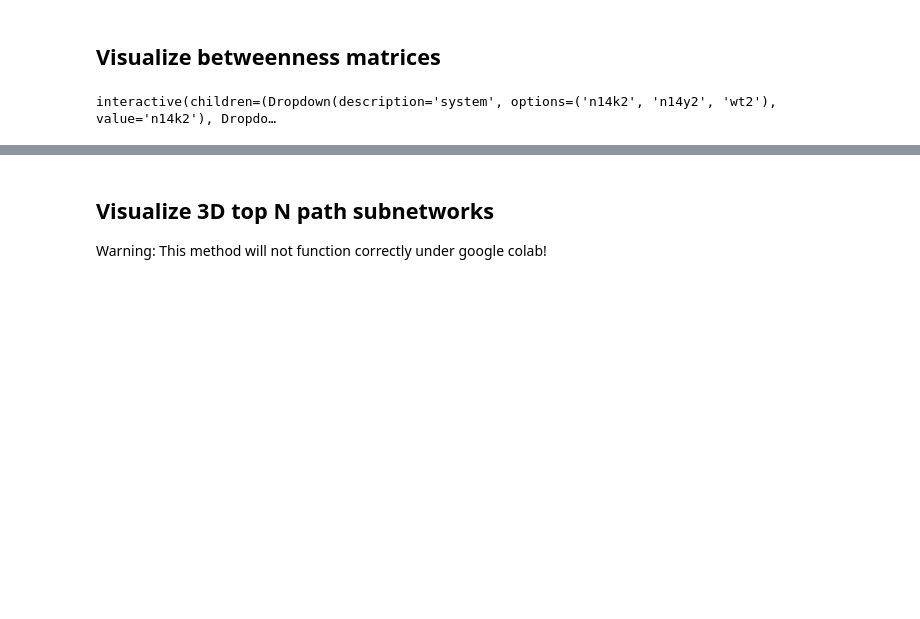
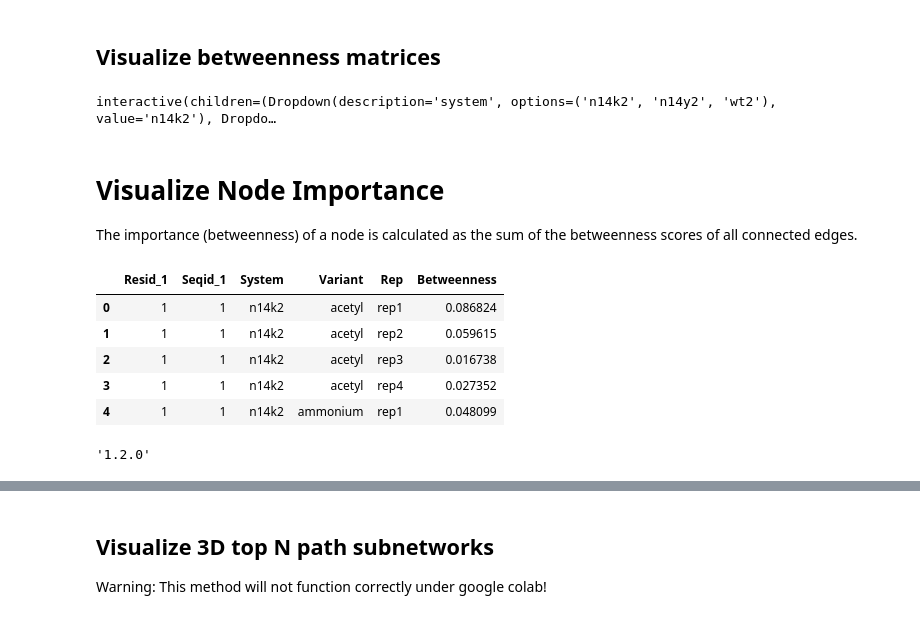
Before and after one commit to wesleymsmith/cx26_energy_network, a Jupyter notebook: Analyze_InteractionEnergy_Networks.ipynb, the cells around one changed output, grey strips where cells are left out. Saved outputs shown, nothing was run; the diff lists cells and outputs as text; code cells hidden in the pictures; blank space fills up the shorter version.

```diff
--- a/Analyze_InteractionEnergy_Networks.ipynb
+++ b/Analyze_InteractionEnergy_Networks.ipynb
@@ -148,3 +164,24 @@ def show_btw_plot(system=energyData['System'].unique(),
         print("No data present for %s"%('.'.join([system,variant,rep])))
 # %% [output]
 interactive(children=(Dropdown(description='system', options=('n14k2', 'n14y2', 'wt2'), value='n14k2'), Dropdo…
+# %% [markdown]
+# Visualize Node Importance
+
+The importance (betweenness) of a node is calculated as the sum of the betweenness scores of all connected edges.
+# %%
+residueImportanceSums=networkDataTable[
+    ['Resid_1','Seqid_1','System','Variant','Rep','Betweenness']
+].groupby(['Resid_1','Seqid_1','System','Variant','Rep']).agg(sum).reset_index()
+residueImportanceSums.head()
+# %% [output]
+|  | Resid_1 | Seqid_1 | System | Variant | Rep | Betweenness |
+| 0 | 1 | 1 | n14k2 | acetyl | rep1 | 0.086824 |
+| 1 | 1 | 1 | n14k2 | acetyl | rep2 | 0.059615 |
+| 2 | 1 | 1 | n14k2 | acetyl | rep3 | 0.016738 |
+| 3 | 1 | 1 | n14k2 | acetyl | rep4 | 0.027352 |
+| 4 | 1 | 1 | n14k2 | ammonium | rep1 | 0.048099 |
+# %%
+import bokeh as bk
+bk.__version__
+# %% [output]
+'1.2.0'
```
Also changed, not shown: parts of 8 cells of this notebook.
